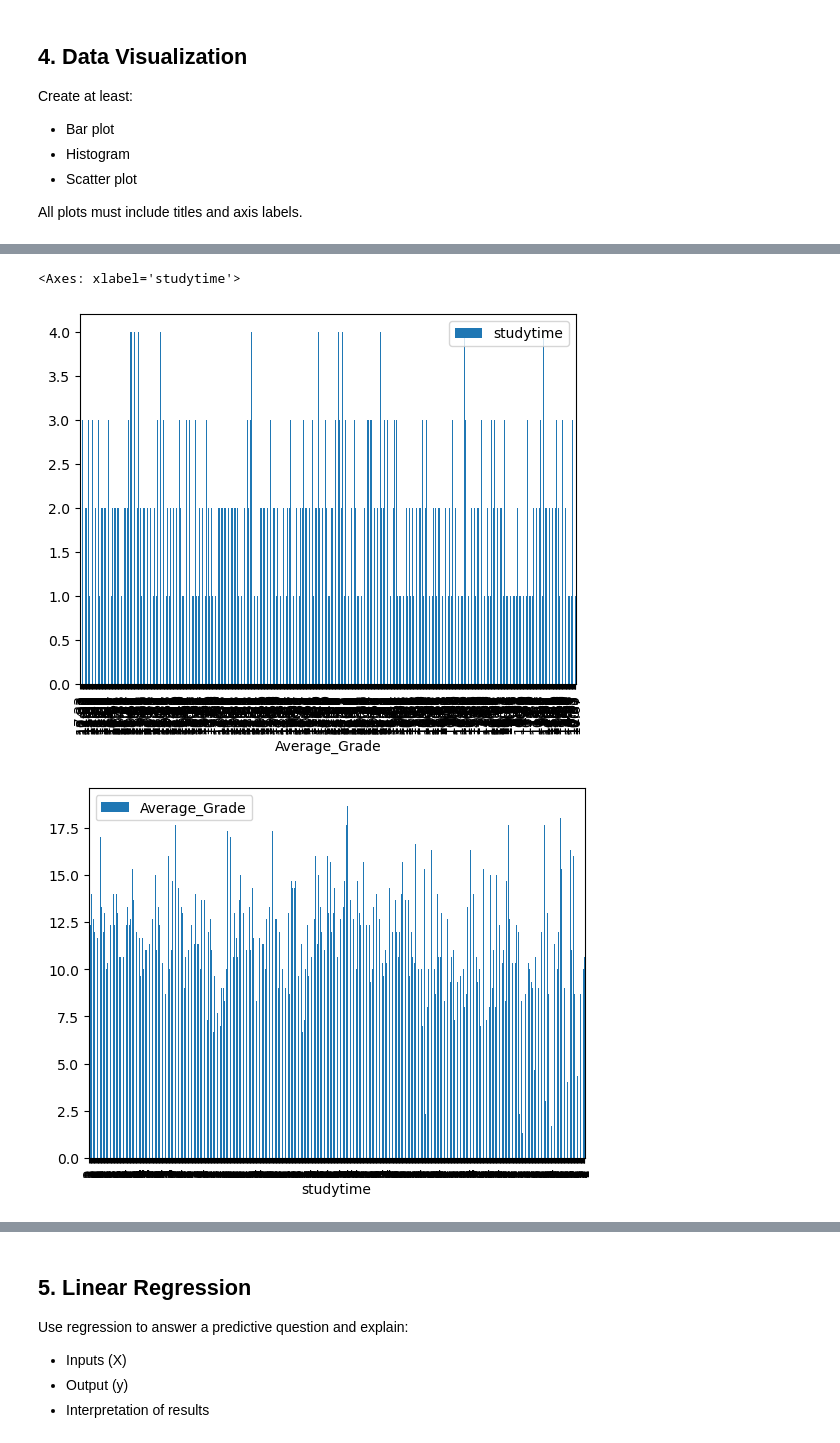
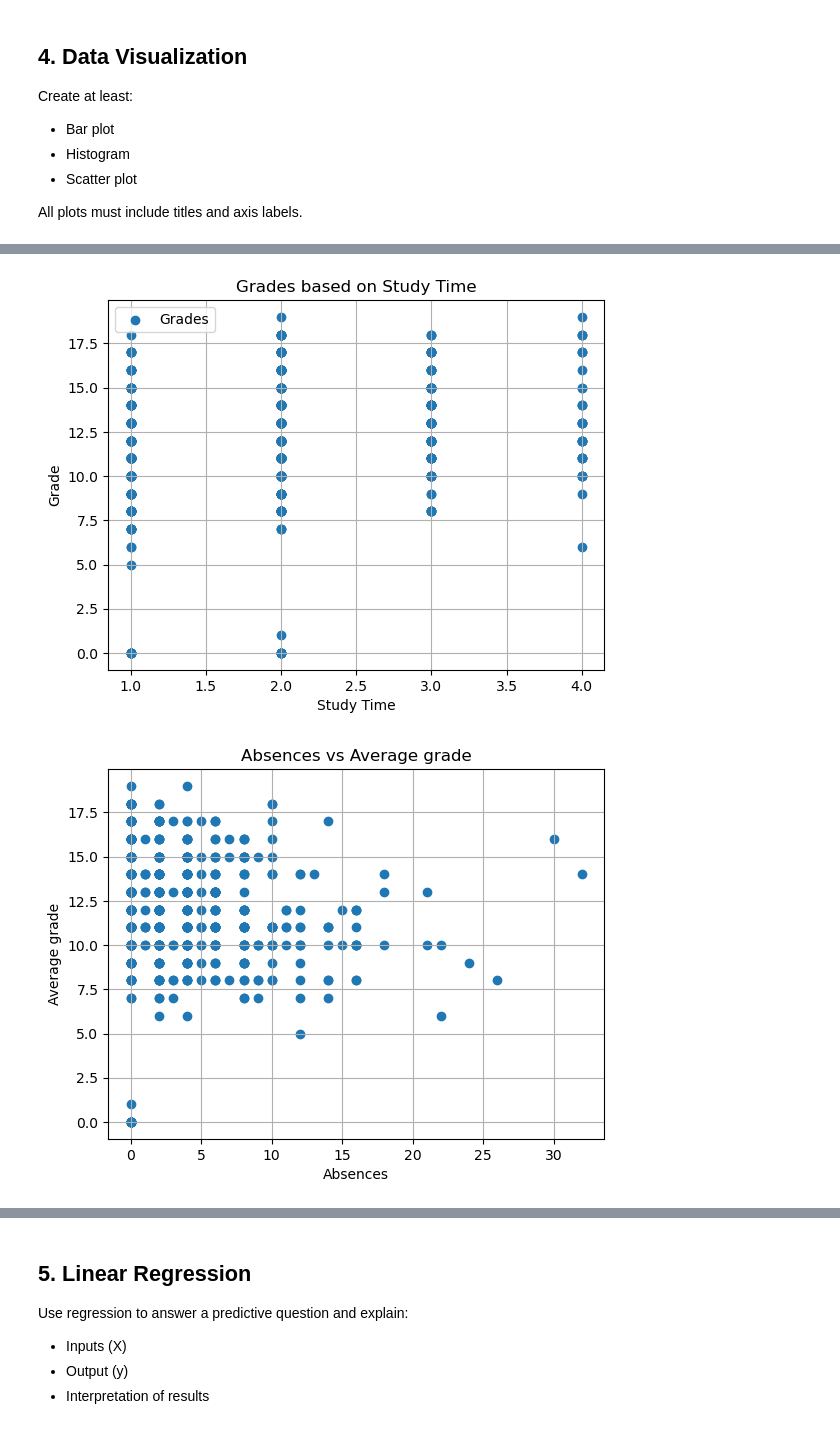
Before and after one commit to VPL1000/CSE-532-Project, a Jupyter notebook: CSE532Project.ipynb, the cells around one changed output, grey strips where cells are left out. Cells and saved outputs as stored; diff of their text form; code cells hidden in the pictures.

```diff
--- a/CSE532Project.ipynb
+++ b/CSE532Project.ipynb
@@ -49,8 +49,10 @@ G3            0
 dtype: int64
 # %%
 #Average grades column
-df['Average_Grade'] = round(((df['G1'] + df['G2'] + df['G3']) / 3), 2)
+#df['Average_Grade'] = round(((df['G1'] + df['G2'] + df['G3']) / 3), 2)
 
+#print(df)
+#df.drop('Average_Grade', axis=1, inplace=True)
 print(df)
 # %% [output]
     school sex  age address famsize Pstatus  Medu  Fedu      Mjob      Fjob  \
@@ -185,7 +187,24 @@ plt.show()
 # %%
-df.plot.bar(x='Average_Grade', y='studytime', stacked=True)
-df.plot.bar(x='studytime', y='Average_Grade', stacked=True)
+#scatter
+G = np.array(df['G3'])
+ST = np.array(df['studytime'])
+plt.scatter(ST, G, label='Grades')
+plt.title('Grades based on Study Time')
+plt.xlabel('Study Time')
+plt.ylabel('Grade')
+plt.legend()
+plt.grid(True)
+plt.show()
 # %% [output]
-<Axes: xlabel='studytime'>
-[figure, old version]
+[figure, new version]
-[figure, removed]
+# %%
+#scatter
+plt.scatter(df['absences'], df['G3'])
+plt.title('Absences vs Average grade')
+plt.xlabel('Absences')
+plt.ylabel('Average grade')
+plt.grid(True)
+
+plt.show()
+# %% [output]
+[figure, added]
```
Also changed, not shown: parts of 8 cells of this notebook.
